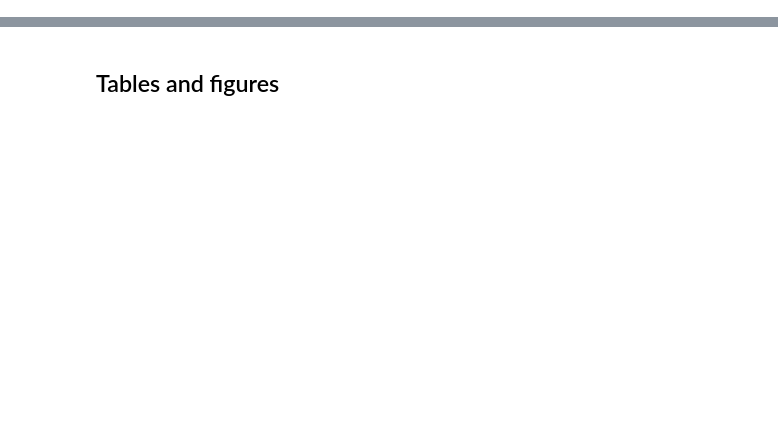
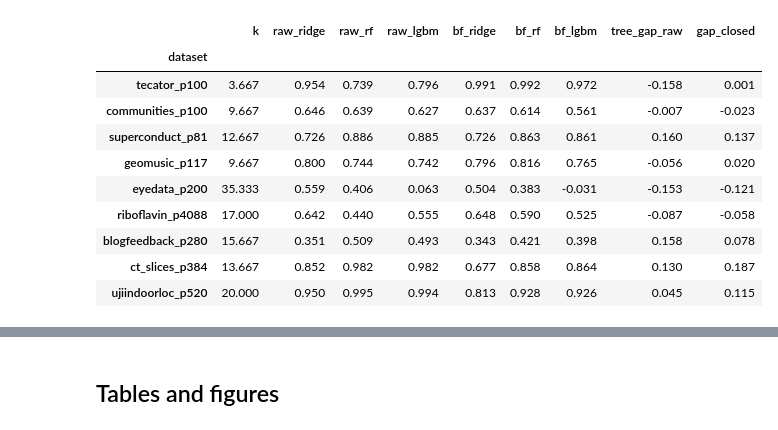
Before and after one commit to LD-Shell/beamFeat, a Jupyter notebook: benchmarks/additional_experiments/run_all.ipynb, the cells around one changed output, grey strips where cells are left out. Saved outputs shown, nothing was run; the diff lists cells and outputs as text; code cells hidden in the pictures; blank space fills up the shorter version.

```diff
--- a/benchmarks/additional_experiments/run_all.ipynb
+++ b/benchmarks/additional_experiments/run_all.ipynb
@@ -22,0 +317,59 @@ Mirrors `README.md`'s run order; each stage checkpoints, so a cell can be rerun
+# %%
+from sklearn.ensemble import RandomForestRegressor
+from sklearn.linear_model import RidgeCV
+from sklearn.model_selection import train_test_split
+from sklearn.pipeline import make_pipeline
+from sklearn.preprocessing import StandardScaler
+import lightgbm as lgb
+from beamfeat import BeamFeatTransformer
+
+from bench import get_datasets      # identical rows, caps and seeds as the comparison
+
+# every dataset in the comparison, cheapest first so an interrupted run
+# still leaves a usable table
+CASES = ["tecator_p100", "communities_p100", "superconduct_p81", "geomusic_p117",
+         "eyedata_p200", "riboflavin_p4088", "blogfeedback_p280", "ct_slices_p384",
+         "ujiindoorloc_p520"]
+SPLITS = 3
+POOL = get_datasets("highdim")
+
+def consumers(A, ytr, B, yte):
+    return {
+        "ridge": make_pipeline(StandardScaler(),
+                               RidgeCV(alphas=np.logspace(-4, 4, 25))).fit(A, ytr).score(B, yte),
+        "rf": RandomForestRegressor(n_estimators=300, random_state=0,
+                                    n_jobs=-1).fit(A, ytr).score(B, yte),
+        "lgbm": lgb.LGBMRegressor(n_estimators=300, random_state=0,
+                                  verbose=-1).fit(A, ytr).score(B, yte),
+    }
+
+rows = []
+for name in CASES:
+    if name not in POOL:
+        print(f"{name:18s} skipped, not fetched", flush=True)
+        continue
+    Xd, yd, _ = POOL[name]
+    for split in range(SPLITS):
+        Xtr, Xte, ytr, yte = train_test_split(Xd, yd, test_size=0.25, random_state=split)
+        raw = consumers(Xtr, ytr, Xte, yte)
+        tf = BeamFeatTransformer(random_state=0).fit(Xtr, ytr)
+        con = consumers(tf.transform(Xtr), ytr, tf.transform(Xte), yte)
+        rows.append(dict(dataset=name, split=split, k=len(tf.formulas()),
+                         **{f"raw_{a}": b for a, b in raw.items()},
+                         **{f"bf_{a}": b for a, b in con.items()}))
+        print(f"{name:18s} s{split}  k={len(tf.formulas()):3d}  "
+              f"raw {raw['ridge']:.3f}/{raw['rf']:.3f}/{raw['lgbm']:.3f}  "
+              f"bf {con['ridge']:.3f}/{con['rf']:.3f}/{con['lgbm']:.3f}", flush=True)
+
+    pd.DataFrame(rows).to_json("results/consumer_ablation_rows.json")   # checkpoint per dataset
+
+consumer_table = (pd.DataFrame(rows).drop(columns="split")
+                  .groupby("dataset").mean().round(3).reindex(
+                      [n for n in CASES if n in set(r["dataset"] for r in rows)]))
+consumer_table["tree_gap_raw"] = (consumer_table[["raw_rf", "raw_lgbm"]].max(axis=1)
+                                  - consumer_table["raw_ridge"]).round(3)
+consumer_table["gap_closed"] = (consumer_table[["bf_rf", "bf_lgbm"]].max(axis=1)
+                                - consumer_table["bf_ridge"]).round(3)
+consumer_table.to_json("results/consumer_ablation.json")
+consumer_table
+# %% [output]
@@ -22,0 +393,11 @@ Mirrors `README.md`'s run order; each stage checkpoints, so a cell can be rerun
+|  | k | raw_ridge | raw_rf | raw_lgbm | bf_ridge | bf_rf | bf_lgbm | tree_gap_raw | gap_closed |
+| dataset |  |  |  |  |  |  |  |  |  |
+| tecator_p100 | 3.667 | 0.954 | 0.739 | 0.796 | 0.991 | 0.992 | 0.972 | -0.158 | 0.001 |
+| communities_p100 | 9.667 | 0.646 | 0.639 | 0.627 | 0.637 | 0.614 | 0.561 | -0.007 | -0.023 |
+| superconduct_p81 | 12.667 | 0.726 | 0.886 | 0.885 | 0.726 | 0.863 | 0.861 | 0.160 | 0.137 |
+| geomusic_p117 | 9.667 | 0.800 | 0.744 | 0.742 | 0.796 | 0.816 | 0.765 | -0.056 | 0.020 |
+| eyedata_p200 | 35.333 | 0.559 | 0.406 | 0.063 | 0.504 | 0.383 | -0.031 | -0.153 | -0.121 |
+| riboflavin_p4088 | 17.000 | 0.642 | 0.440 | 0.555 | 0.648 | 0.590 | 0.525 | -0.087 | -0.058 |
+| blogfeedback_p280 | 15.667 | 0.351 | 0.509 | 0.493 | 0.343 | 0.421 | 0.398 | 0.158 | 0.078 |
+| ct_slices_p384 | 13.667 | 0.852 | 0.982 | 0.982 | 0.677 | 0.858 | 0.864 | 0.130 | 0.187 |
+| ujiindoorloc_p520 | 20.000 | 0.950 | 0.995 | 0.994 | 0.813 | 0.928 | 0.926 | 0.045 | 0.115 |
```
Also changed, not shown: parts of 40 cells of this notebook, 39 other files.
